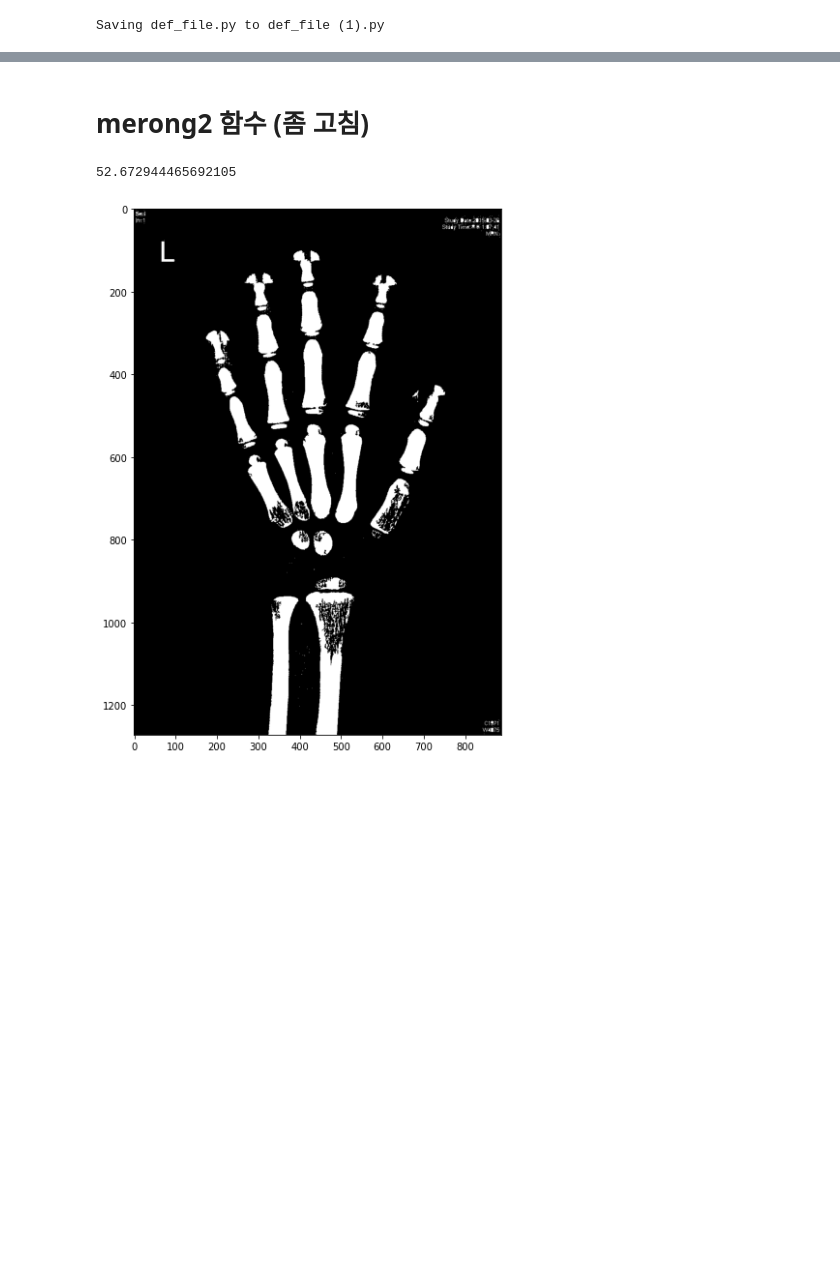
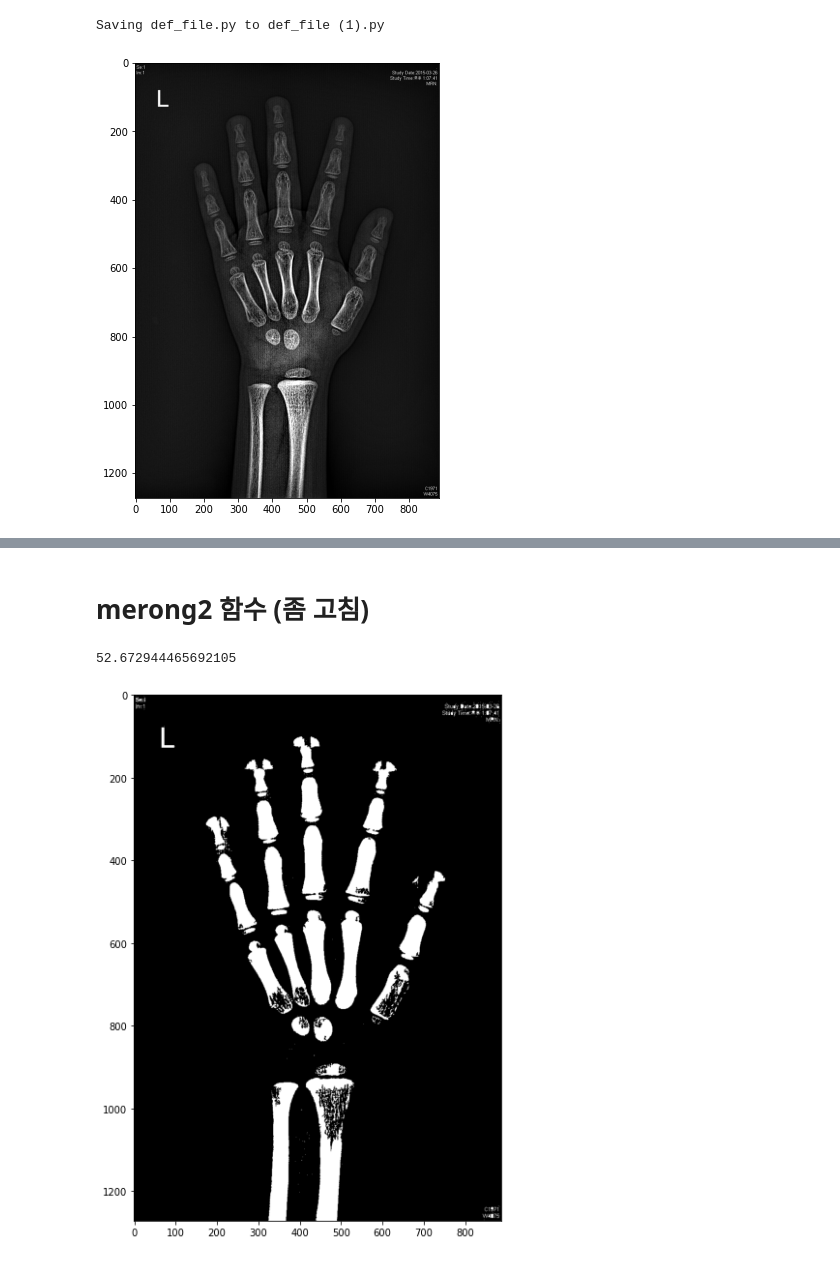
Before and after one commit to kikiru328/Bone_Detection, a Jupyter notebook: 승혜/img_preprocessing_def.ipynb, the cells around one changed output, grey strips where cells are left out. Cells and saved outputs as stored; diff of their text form; code cells hidden in the pictures; blank space fills up the shorter version.

```diff
--- a/승혜/img_preprocessing_def.ipynb
+++ b/승혜/img_preprocessing_def.ipynb
@@ -215,34 +215,41 @@ def dehazzz(img):
   if __name__ == '__main__':
       # HazeImg = cv2.imread('8_F.jpg',cv2.IMREAD_COLOR)
       HazeImg= img
 
       # Resize image
       '''
       Channels = cv2.split(HazeImg)
       rows, cols = Channels[0].shape
       HazeImg = cv2.resize(HazeImg, (int(0.4 * cols), int(0.4 * rows)))
       '''
 
       # Estimate Airlight
       windowSze = 15
       AirlightMethod = 'fast'
       A = def_file.Airlight(HazeImg, AirlightMethod, windowSze)
 
       # Calculate Boundary Constraints
       windowSze = 3
       C0 = 20         # Default value = 20 (as recommended in the paper)
       C1 = 300        # Default value = 300 (as recommended in the paper)
       Transmission = def_file.BoundCon(HazeImg, A, C0, C1, windowSze)                  #   Computing the Transmission using equation (7) in the paper
 
       # Refine estimate of transmission
       regularize_lambda = 1       # Default value = 1 (as recommended in the paper) --> Regularization parameter, the more this  value, the closer to the original patch wise transmission
-      sigma = 0.5
+      sigma = 5
       Transmission = def_file.CalTransmission(HazeImg, Transmission, regularize_lambda, sigma)     # Using contextual information
 
       # Perform DeHazing
-      HazeCorrectedImg = def_file.removeHaze(HazeImg, Transmission, A, 0.85)
+      HazeCorrectedImg = def_file.removeHaze(HazeImg, Transmission, A, 0.85) #0.85
 
       # plt.imshow(HazeImg)
       # plt.show()
-      return HazeImg
+      return HazeCorrectedImg
+
+img_= dehazzz(img)
+plt.figure(figsize=(6,8))
+plt.imshow(img_)
+plt.show()
+# %% [output]
+[figure, added]
 # %%
```
Also changed, not shown: parts of 2 cells of this notebook.
